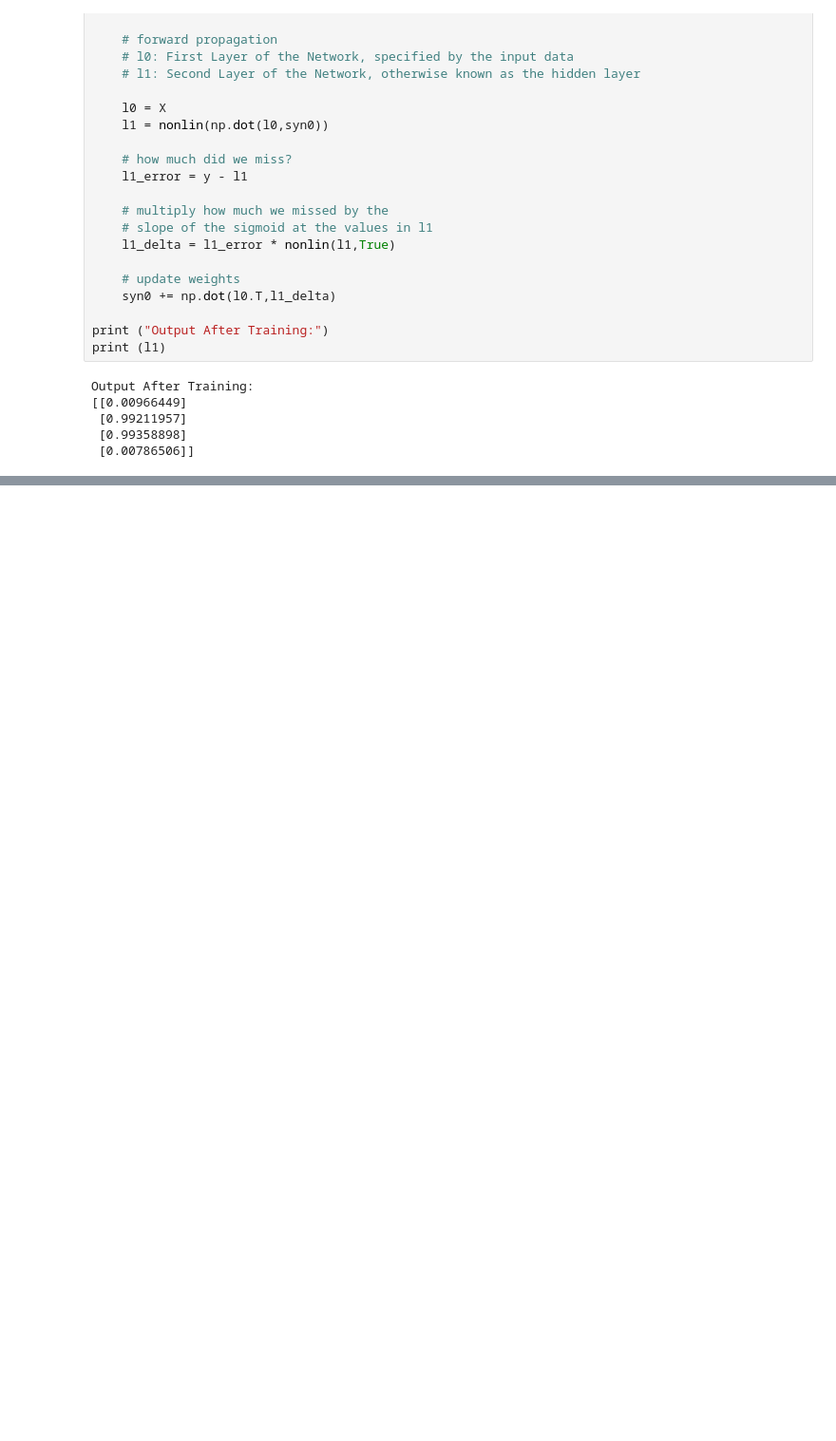
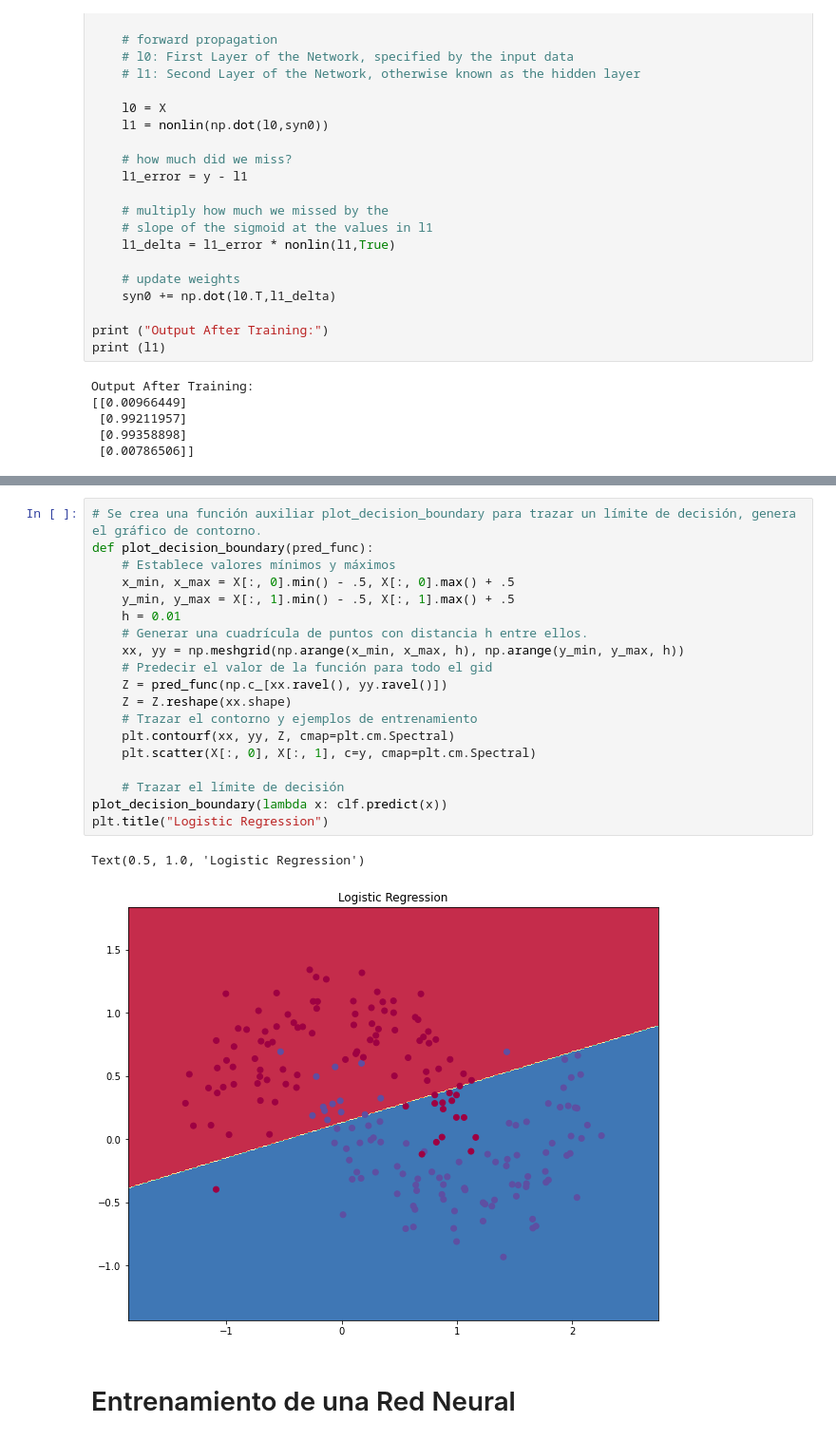
Before and after one commit to esteban11519/tecnicasDeInteligenciaArtificial, a Jupyter notebook: BCV_ELF_Taller7_ClasificacionConRNA/BCV_ELF_Taller7_ClasificacionConRNA.ipynb, the cells around one changed output, grey strips where cells are left out. Shown: that part at 95% size. Saved outputs shown, nothing was run; the diff lists cells and outputs as text; blank space fills up the shorter version.

```diff
--- a/BCV_ELF_Taller7_ClasificacionConRNA/BCV_ELF_Taller7_ClasificacionConRNA.ipynb
+++ b/BCV_ELF_Taller7_ClasificacionConRNA/BCV_ELF_Taller7_ClasificacionConRNA.ipynb
@@ -603,0 +718,24 @@ Output After Training:
+# %%
+# Se crea una función auxiliar plot_decision_boundary para trazar un límite de decisión, genera el gráfico de contorno.
+def plot_decision_boundary(pred_func):
+    # Establece valores mínimos y máximos
+    x_min, x_max = X[:, 0].min() - .5, X[:, 0].max() + .5
+    y_min, y_max = X[:, 1].min() - .5, X[:, 1].max() + .5
+    h = 0.01
+    # Generar una cuadrícula de puntos con distancia h entre ellos.
+    xx, yy = np.meshgrid(np.arange(x_min, x_max, h), np.arange(y_min, y_max, h))
+    # Predecir el valor de la función para todo el gid
+    Z = pred_func(np.c_[xx.ravel(), yy.ravel()])
+    Z = Z.reshape(xx.shape)
+    # Trazar el contorno y ejemplos de entrenamiento
+    plt.contourf(xx, yy, Z, cmap=plt.cm.Spectral)
+    plt.scatter(X[:, 0], X[:, 1], c=y, cmap=plt.cm.Spectral)
+
+    # Trazar el límite de decisión
+plot_decision_boundary(lambda x: clf.predict(x))
+plt.title("Logistic Regression")
+# %% [output]
+Text(0.5, 1.0, 'Logistic Regression')
+[figure, added]
+# %% [markdown]
+# Entrenamiento de una Red Neural
```
Also changed, not shown: parts of 12 cells of this notebook.
